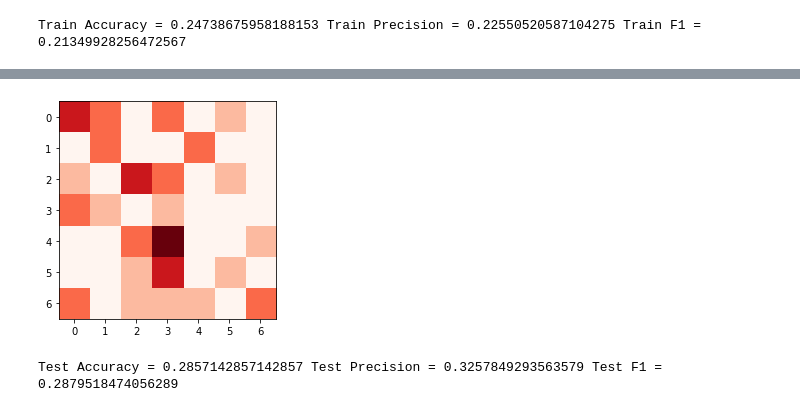
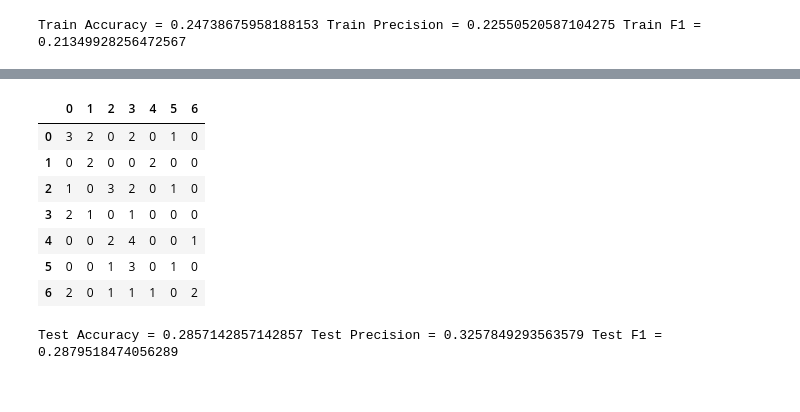
Before and after one commit to TheOneCodeGuy/Convolution-Neural-Networks, a Jupyter notebook: Q1_Q2_Q3.ipynb, the cells around one changed output, grey strips where cells are left out. Drawn from its saved outputs; the diff is of its cells as text; code cells hidden in the pictures.

```diff
--- a/Q1_Q2_Q3.ipynb
+++ b/Q1_Q2_Q3.ipynb
@@ -1294,6 +1301,5 @@ with torch.no_grad():
         y_test_pred.extend(list(torch.argmax(y_hat, axis=1).detach().cpu().numpy()))
 
 print('Test Loss =', test_loss.item())
-plt.imshow(confusion_matrix(y_test, y_test_pred), cmap='Reds')
-plt.show()
+pd.DataFrame(confusion_matrix(y_test, y_test_pred))
 # %% [output]
@@ -1301,4 +1307,11 @@ Test Loss = 17.478946685791016
-[figure, removed]
+|  | 0 | 1 | 2 | 3 | 4 | 5 | 6 |
+| 0 | 3 | 2 | 0 | 2 | 0 | 1 | 0 |
+| 1 | 0 | 2 | 0 | 0 | 2 | 0 | 0 |
+| 2 | 1 | 0 | 3 | 2 | 0 | 1 | 0 |
+| 3 | 2 | 1 | 0 | 1 | 0 | 0 | 0 |
+| 4 | 0 | 0 | 2 | 4 | 0 | 0 | 1 |
+| 5 | 0 | 0 | 1 | 3 | 0 | 1 | 0 |
+| 6 | 2 | 0 | 1 | 1 | 1 | 0 | 2 |
 # %%
 acc = accuracy_score(y_test, y_test_pred)
 prec = precision_score(y_test, y_test_pred, average='macro')
```
Also changed, not shown: parts of 3 cells of this notebook.
